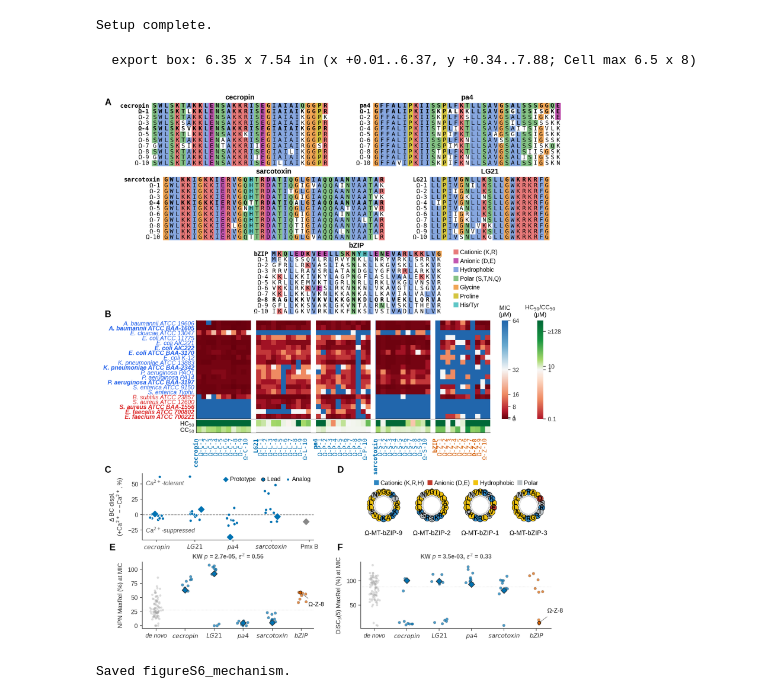
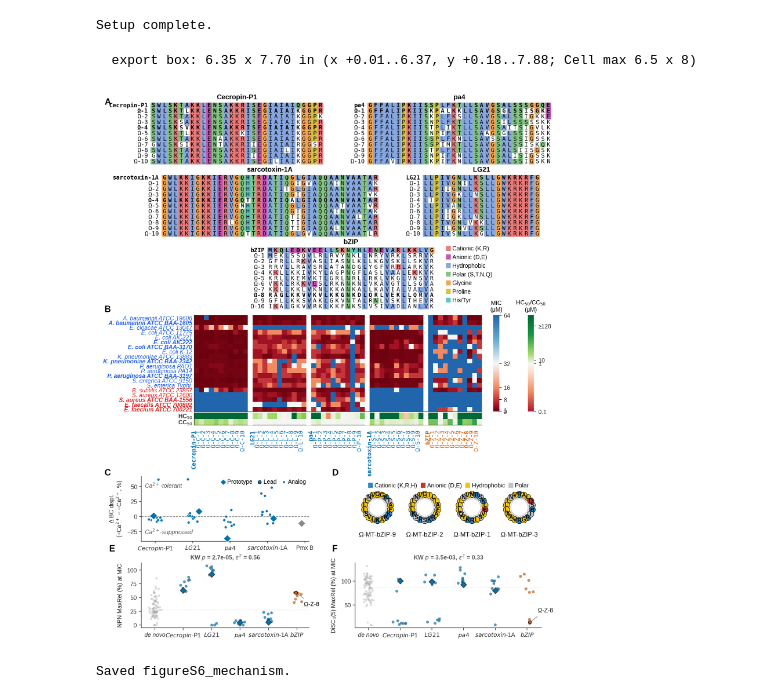
Before and after one commit to szczurek-lab/omegamp-dashboard, a Jupyter notebook: notebooks/figureS6_mechanism.ipynb, the cells around one changed output. Saved outputs shown, nothing was run; the diff lists cells and outputs as text; code cells hidden in the pictures.

Commit message:
fix(figures): label prototypes Cecropin-P1 and sarcotoxin-1A in Fig 5, S6 and Table 1

```diff
--- a/notebooks/figureS6_mechanism.ipynb
+++ b/notebooks/figureS6_mechanism.ipynb
@@ -54,6 +54,12 @@ disc = pd.read_csv(DATA/'disc.csv')
 lps  = pd.read_csv(DATA/'lps_binding.csv')
 
 MOTIF_FAMILIES = ['cecropin', 'LG21', 'pa4', 'sarcotoxin', 'bZIP']
+# Prototype display names: the pipeline keys these two families by a shorthand,
+# but the peptides tested are cecropin P1 and sarcotoxin IA -- label them correctly.
+FAM_DISPLAY={'cecropin':'Cecropin-P1','sarcotoxin':'sarcotoxin-1A'}
+famlab=lambda f: (r'$\it{Cecropin}$-P1' if f=='cecropin' else
+                  r'$\it{sarcotoxin}$-1A' if f=='sarcotoxin' else f'$\\it{{{f}}}$')
+
 PROTOTYPE_DISPLAY_NAMES = {'DBAASPS_20015': 'As-CATH4-6L', 'DBAASPS_20955': 'OP-145-TII4'}
 
 def assign_family(r):
@@ -183,7 +189,7 @@ def annotate_lead(ax, x, y, label, offset=(10, 8)):
 # ── Panel A: Sequence alignments ───────────────────────────────────────────────
 def get_family_sequences(template_name):
     tpl = ref[ref['short_name'] == template_name].iloc[0]
-    labels = [template_name]; seqs = [tpl['sequence']]; bolds = [True]
+    labels = [FAM_DISPLAY.get(template_name, template_name)]; seqs = [tpl['sequence']]; bolds = [True]
     leads = LEAD_INDICES.get(template_name, set())
     analogs = ref[(ref['family'] == template_name) & (ref['category'] == 'analog')].copy()
     analogs['idx'] = analogs['short_name'].str.extract(r'-(\d+)$').astype(int)
@@ -219,7 +225,7 @@ def _motif_pep_list():
             names.append(_GAP); labels.append(''); colors.append('none'); is_bold.append(False)
         proto_rows = ref[(ref['family'] == fam) & (ref['category'] == 'prototype')]
         if len(proto_rows):
-            names.append(proto_rows.iloc[0]['short_name']); labels.append(fam)
+            names.append(proto_rows.iloc[0]['short_name']); labels.append(FAM_DISPLAY.get(fam, fam))
             colors.append(family_color(fam)); is_bold.append(True)
         analogs = ref[(ref['family'] == fam) & (ref['category'] == 'analog')].copy()
         analogs['idx'] = analogs['short_name'].str.extract(r'-(\d+)$').astype(int)
@@ -326,7 +332,7 @@ def draw_lps_delta(ax, conc=32):
         ax.scatter(xi_pmx+jitter, r['delta'], marker='D', c=POLYMYX_COLOR, s=28,
                    edgecolors='white', lw=0.4, zorder=8)
 
-    all_xlabels = [f'$\\it{{{f}}}$' for f in LPS_FAMS_ORDER] + ['Pmx B']
+    all_xlabels = [famlab(f) for f in LPS_FAMS_ORDER] + ['Pmx B']
     ax.set_xticks(range(len(all_xlabels)))
     ax.set_xticklabels(all_xlabels, fontsize=6)
     ax.set_ylabel('Δ BC displ.\n(+Ca$^{2+}$ − −Ca$^{2+}$, %)', fontsize=6)
@@ -425,7 +431,7 @@ def draw_atmic_dotplot(ax, metric, offsets, ylabel_text):
                 ax.scatter([xi], pv, marker='D', c=c, edgecolors='#333', lw=0.6, s=18, zorder=5)
     ax.axhline(de_novo_vals.median(), color='#ddd', ls=':', lw=0.5, zorder=1)
     ax.set_xticks(range(6))
-    ax.set_xticklabels(['de novo'] + [f'$\\it{{{f}}}$' for f in MOTIF_FAMILIES], fontsize=6)
+    ax.set_xticklabels(['de novo'] + [famlab(f) for f in MOTIF_FAMILIES], fontsize=6)
     ax.get_xticklabels()[0].set_style('italic')
     ax.set_ylabel(ylabel_text, fontsize=6)
     groups = [analogs[analogs['family'] == f][metric].dropna().values
@@ -465,7 +471,7 @@ ax_bzip=fig.add_axes([r3_x,y3,wA_bzip,row_h])
 
 for tname,ax in [('cecropin',ax_cec),('pa4',ax_pa4),('sarcotoxin',ax_sar),('LG21',ax_lg),('bZIP',ax_bzip)]:
     labs,seqs,bolds=get_family_sequences(tname)
-    draw_alignment(ax,labs,seqs,bolds,tname,fontsize=6)
+    draw_alignment(ax,labs,seqs,bolds,FAM_DISPLAY.get(tname,tname),fontsize=6)
 fig.text(0.005,A_TOP,'A',**PL)
 
 leg_y=y3-0.020
@@ -496,7 +502,9 @@ f_left=0.085; f_right=0.45
 g_left=0.55; g_right=0.955
 
 # ── Panel C ──────────────────────────────────────────────────────────────────
-C_TOP=B_TOX_BOT-0.070; C_H=0.115; C_BOT=C_TOP-C_H
+# 0.090 (was 0.070): the rotated prototype tick labels grew with the correct
+# names (Cecropin-P1 / sarcotoxin-1A) and need more room below panel B.
+C_TOP=B_TOX_BOT-0.090; C_H=0.115; C_BOT=C_TOP-C_H
 
 ax_c=fig.add_axes([f_left, C_BOT, f_right-f_left, C_H])
 draw_lps_delta(ax_c)
@@ -518,33 +526,33 @@ fig.legend(handles=_wheel_handles,
 _n_wheels = len(BZIP_WHEEL_PANELS)
 _wheel_gap = 0.006
 _wheel_w = (g_right - g_left - (_n_wheels - 1) * _wheel_gap) / _n_wheels
 for _wi, (_seq, _name) in enumerate(BZIP_WHEEL_PANELS):
     _ax_w = fig.add_axes([g_left + _wi * (_wheel_w + _wheel_gap), C_BOT, _wheel_w, C_H])
     helical_wheel(_seq, _name, _ax_w)
 fig.text(g_left - 0.05, C_TOP+0.013, 'D', **PL)
 
 # ── Panels E + F ──────────────────────────────────────────────────────────────
 FG_TOP=C_BOT-0.038; FG_H=0.115; FG_BOT=FG_TOP-FG_H
 ax_e=fig.add_axes([f_left,FG_BOT,f_right-f_left,FG_H])
 ax_f=fig.add_axes([g_left,FG_BOT,g_right-g_left,FG_H])
 draw_atmic_dotplot(ax_e,'NPN',LEAD_OFFSETS_F,'NPN MaxRel (%) at MIC')
 draw_atmic_dotplot(ax_f,'DiSC',LEAD_OFFSETS_G,'DiSC$_3$(5) MaxRel (%) at MIC')
 fig.text(f_left-0.07,FG_TOP+0.032,'E',**PL)
 fig.text(g_left-0.05,FG_TOP+0.032,'F',**PL)
 
 # Cell limits: exported box <= 6.5 x 8 in, every font >= 6 pt. bbox_inches='tight'
 # grows past the canvas when an artist sits outside it, so check the real box.
 fig.canvas.draw()
 _tb = fig.get_tightbbox(fig.canvas.get_renderer())
 print(f"  export box: {_tb.width:.2f} x {_tb.height:.2f} in "
       f"(x {_tb.x0:+.2f}..{_tb.x1:.2f}, y {_tb.y0:+.2f}..{_tb.y1:.2f}; Cell max 6.5 x 8)")
 
 plt.savefig(OUT/'figureS6_mechanism.pdf',bbox_inches='tight', pad_inches=0.02)
 plt.savefig(OUT/'figureS6_mechanism.svg',bbox_inches='tight', pad_inches=0.02)
 plt.savefig(OUT/'figureS6_mechanism.png',dpi=400,bbox_inches='tight', pad_inches=0.02)
 plt.show()
 print('Saved figureS6_mechanism.')
 # %% [output]
-  export box: 6.35 x 7.54 in (x +0.01..6.37, y +0.34..7.88; Cell max 6.5 x 8)
+  export box: 6.35 x 7.70 in (x +0.01..6.37, y +0.18..7.88; Cell max 6.5 x 8)
-[figure, old version]
+[figure, new version]
 Saved figureS6_mechanism.
```
Also changed, not shown: 2 other files.
